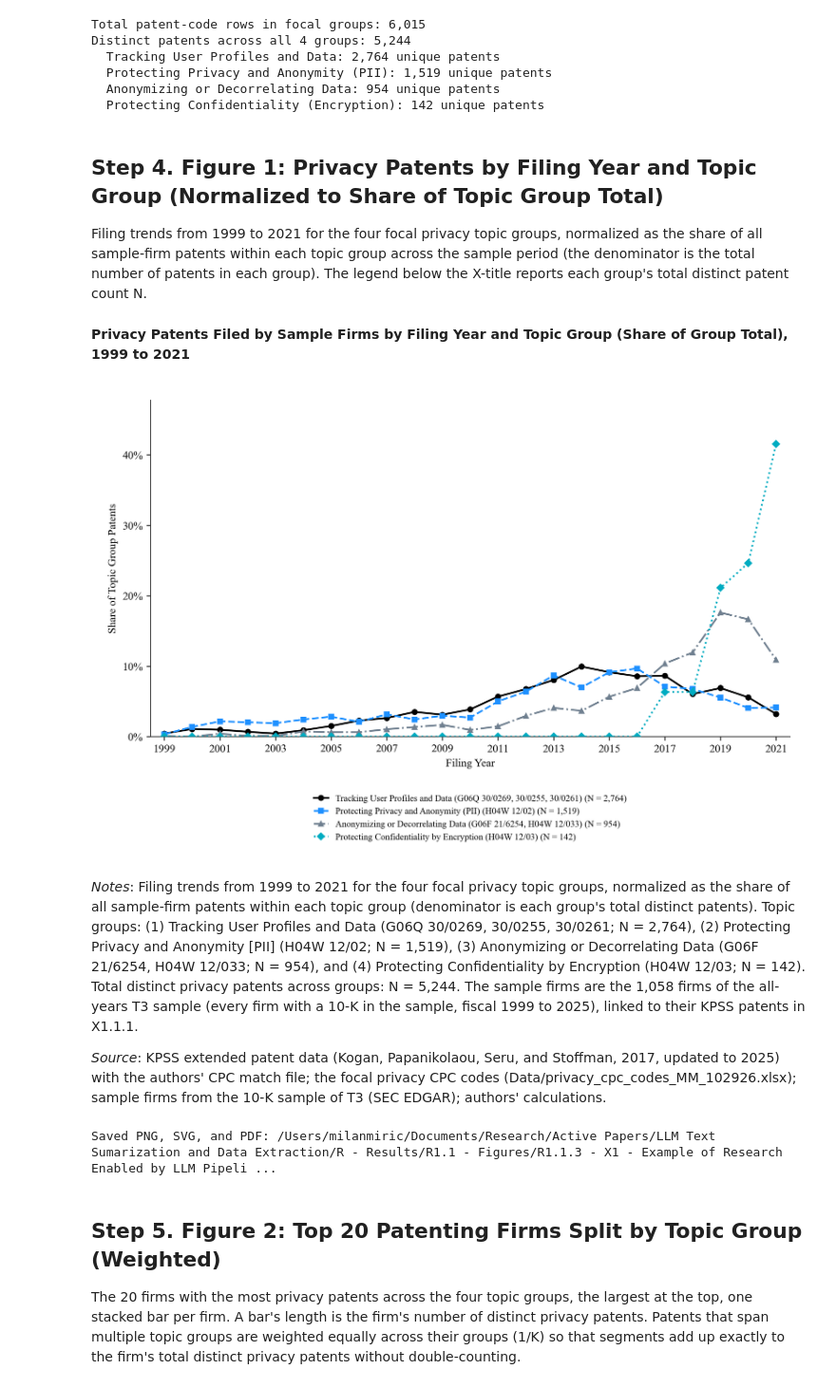
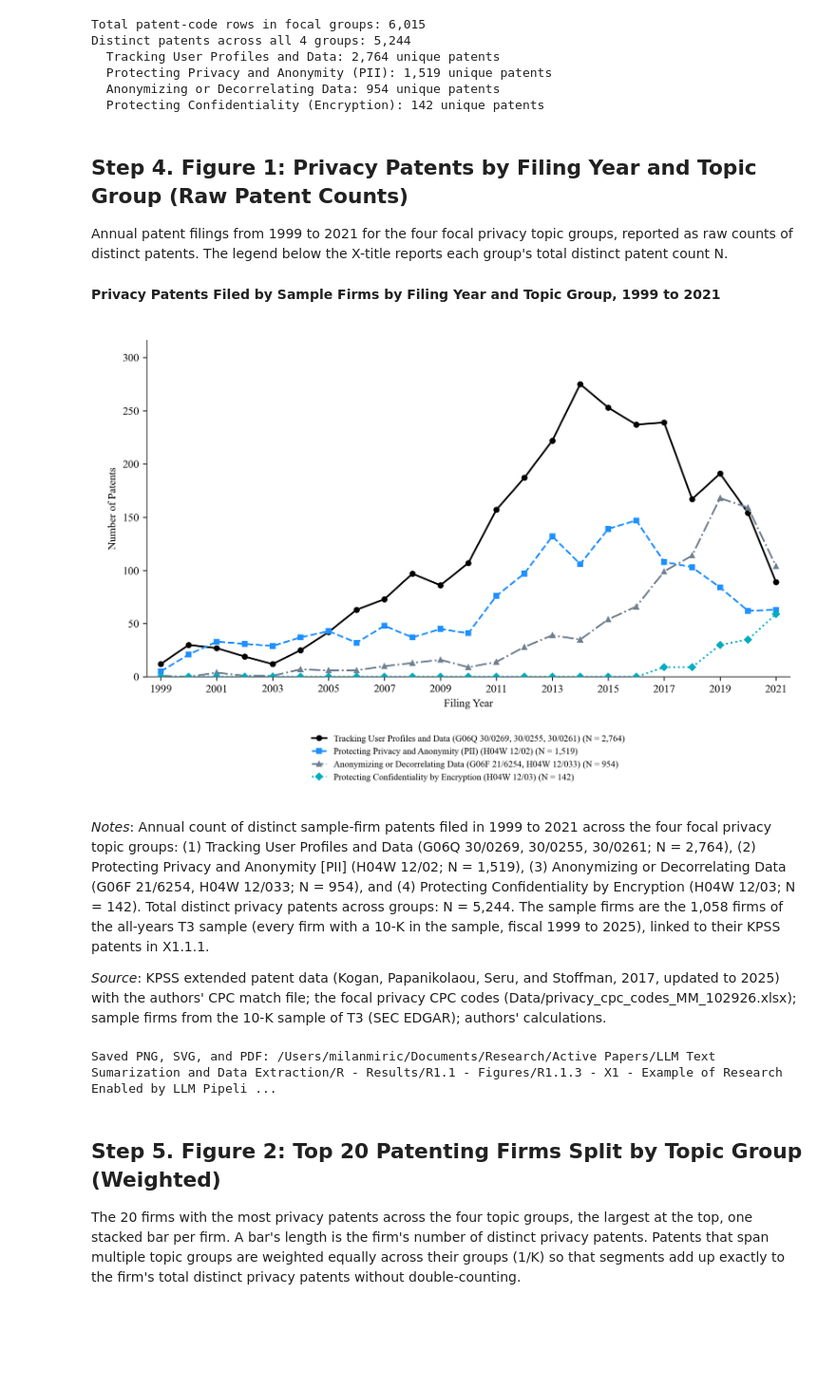
Before and after one commit to HC-Geopolitics-Innovation/Miric-Roh-Jia-OrgSciSIProposal, a Jupyter notebook: X1 - Example of Research Enabled by LLM Pipeline/X1.3 - Notebooks for Analysis/X1.3.2 - Figure 5 - Long-Term Trends and Firm Concentration in Privacy Patenting.ipynb, the cells around one changed output. Shown at 95% size. Saved outputs shown, nothing was run; the diff lists cells and outputs as text; code cells hidden in the pictures; blank space fills up the shorter version.

Commit message:
Update Figure 5 Panel A to plot raw patent counts without shares, re-execute notebook, and recompile PDFs

```diff
--- a/X1 - Example of Research Enabled by LLM Pipeline/X1.3 - Notebooks for Analysis/X1.3.2 - Figure 5 - Long-Term Trends and Firm Concentration in Privacy Patenting.ipynb
+++ b/X1 - Example of Research Enabled by LLM Pipeline/X1.3 - Notebooks for Analysis/X1.3.2 - Figure 5 - Long-Term Trends and Firm Concentration in Privacy Patenting.ipynb
@@ -123,15 +123,15 @@ Distinct patents across all 4 groups: 5,244
   Anonymizing or Decorrelating Data: 954 unique patents
   Protecting Confidentiality (Encryption): 142 unique patents
 # %% [markdown]
-## Step 4. Figure 1: Privacy Patents by Filing Year and Topic Group (Normalized to Share of Topic Group Total)
+## Step 4. Figure 1: Privacy Patents by Filing Year and Topic Group (Raw Patent Counts)
 
-Filing trends from 1999 to 2021 for the four focal privacy topic groups, normalized as the share of all sample-firm patents within each topic group across the sample period (the denominator is the total number of patents in each group). The legend below the X-title reports each group's total distinct patent count N.
+Annual patent filings from 1999 to 2021 for the four focal privacy topic groups, reported as raw counts of distinct patents. The legend below the X-title reports each group's total distinct patent count N.
 # %%
 figure_number = 8
 figure_name = "fig_8_privacy_patent_count_by_filing_year_and_cpc_code"
-title = f"Privacy Patents Filed by Sample Firms by Filing Year and Topic Group (Share of Group Total), {PERIOD_WORDS}"
+title = f"Privacy Patents Filed by Sample Firms by Filing Year and Topic Group, {PERIOD_WORDS}"
 x_title = "Filing Year"
-y_title = "Share of Topic Group Patents"
+y_title = "Number of Patents"
 LEGEND_COLUMNS = 1
 
 # Topic groups
@@ -150,12 +150,6 @@ cnt2 = g2_pats.groupby("filing_year")["patent_num"].nunique().reindex(by_year["f
 cnt3 = g3_pats.groupby("filing_year")["patent_num"].nunique().reindex(by_year["filing_year"], fill_value=0)
 cnt4 = g4_pats.groupby("filing_year")["patent_num"].nunique().reindex(by_year["filing_year"], fill_value=0)
 
-# Normalize to share of all patents within each topic group
-share1 = (cnt1 / n1).fillna(0)
-share2 = (cnt2 / n2).fillna(0)
-share3 = (cnt3 / n3).fillna(0)
-share4 = (cnt4 / n4).fillna(0)
-
 LABELS_WITH_N = [
     f"Tracking User Profiles and Data (G06Q 30/0269, 30/0255, 30/0261) (N = {n1:,})",
     f"Protecting Privacy and Anonymity (PII) (H04W 12/02) (N = {n2:,})",
@@ -164,23 +158,19 @@ LABELS_WITH_N = [
 ]
 
 df_plot = pd.DataFrame({
-    LABELS_WITH_N[0]: share1,
-    LABELS_WITH_N[1]: share2,
-    LABELS_WITH_N[2]: share3,
-    LABELS_WITH_N[3]: share4,
+    LABELS_WITH_N[0]: cnt1,
+    LABELS_WITH_N[1]: cnt2,
+    LABELS_WITH_N[2]: cnt3,
+    LABELS_WITH_N[3]: cnt4,
 }, index=by_year["filing_year"])
 
-# Export CSV with raw counts and normalized shares
+# Export CSV with raw counts
 csv_out = pd.DataFrame({
     "filing_year": by_year["filing_year"],
     "count_tracking_user_profiles_G06Q": cnt1.values,
-    "share_tracking_user_profiles": share1.values,
     "count_protecting_privacy_PII_H04W12_02": cnt2.values,
-    "share_protecting_privacy_PII": share2.values,
     "count_anonymizing_data_G06F_H04W": cnt3.values,
-    "share_anonymizing_data": share3.values,
     "count_confidentiality_encryption_H04W12_03": cnt4.values,
-    "share_confidentiality_encryption": share4.values,
 })
 csv_out.to_csv(TABLE_FOLDER / "privacy_patents_by_year_and_code.csv", index=False)
 
@@ -204,7 +194,7 @@ axis.axhline(0, color=BLACK, linewidth=ZERO_LINE_WIDTH, zorder=2)
 axis.set_xticks(range(PERIOD_START, PERIOD_END + 1, 2))
 axis.set_xlim(PERIOD_START - 0.5, PERIOD_END + 0.5)
 axis.set_ylim(0, df_plot.max().max() * 1.15)
-axis.yaxis.set_major_formatter(ticker.PercentFormatter(1.0, decimals=0))
+axis.yaxis.set_major_formatter(THOUSANDS)
 axis.set_xlabel(x_title)
 axis.set_ylabel(y_title)
 axis.spines[["top", "right"]].set_visible(False)
@@ -219,38 +209,38 @@ x_title_box = axis.xaxis.label.get_window_extent(renderer)
 bottom_shift = (margin_pixels - x_title_box.y0) / fig.bbox.height
 fig.subplots_adjust(bottom=fig.subplotpars.bottom + bottom_shift)
 fig.canvas.draw()
 
 axis_center = (axis.get_window_extent(renderer).x0 + axis.get_window_extent(renderer).x1) / 2 / fig.bbox.width
 x_title_box = axis.xaxis.label.get_window_extent(renderer)
 legend = fig.legend(handles=legend_handles, loc="upper center", bbox_to_anchor=(axis_center, (x_title_box.y0 - margin_pixels) / fig.bbox.height),
                     bbox_transform=fig.transFigure, ncol=1, frameon=False, handlelength=1.6, columnspacing=2.0, fontsize=8.2)
 fig.canvas.draw()
 legend_box = legend.get_window_extent(renderer)
 bottom_shift = (margin_pixels - legend_box.y0) / fig.bbox.height
 fig.subplots_adjust(bottom=fig.subplotpars.bottom + bottom_shift)
 fig.canvas.draw()
 x_title_box = axis.xaxis.label.get_window_extent(renderer)
 legend.set_bbox_to_anchor((axis_center, (x_title_box.y0 - margin_pixels) / fig.bbox.height))
 
 for extension in ["png", "svg", "pdf"]:
     fig.savefig(FIGURE_FOLDER / f"{figure_name}.{extension}", dpi=EXPORT_DPI)
     fig.savefig(FIGURE_FOLDER / f"1 - Figure 5 Panel A - Aggregate Filing Trends across Privacy CPC Codes.{extension}", dpi=EXPORT_DPI)
 plt.close(fig)
 
-figure_notes = (f"Filing trends from {PERIOD_WORDS} for the four focal privacy topic groups, normalized as the share of all sample-firm patents within each topic group (denominator is each group's total distinct patents). "
-                f"Topic groups: (1) Tracking User Profiles and Data (G06Q 30/0269, 30/0255, 30/0261; N = {n1:,}), "
+figure_notes = (f"Annual count of distinct sample-firm patents filed in {PERIOD_WORDS} across the four focal privacy topic groups: "
+                f"(1) Tracking User Profiles and Data (G06Q 30/0269, 30/0255, 30/0261; N = {n1:,}), "
                 f"(2) Protecting Privacy and Anonymity [PII] (H04W 12/02; N = {n2:,}), "
                 f"(3) Anonymizing or Decorrelating Data (G06F 21/6254, H04W 12/033; N = {n3:,}), and "
                 f"(4) Protecting Confidentiality by Encryption (H04W 12/03; N = {n4:,}). "
                 f"Total distinct privacy patents across groups: N = 5,244. The sample firms are {SAMPLE_WORDS}.")
 display(Markdown(f"**{title}**"))
 display(Image(filename=str(FIGURE_FOLDER / f"{figure_name}.png"), width=900))
 display(Markdown(f"*Notes*: {figure_notes}\n\n*Source*: {SOURCE}."))
 print(f"Saved PNG, SVG, and PDF: {FIGURE_FOLDER / figure_name}; data in privacy_patents_by_year_and_code.csv")
 # %% [output]
-**Privacy Patents Filed by Sample Firms by Filing Year and Topic Group (Share of Group Total), 1999 to 2021**
+**Privacy Patents Filed by Sample Firms by Filing Year and Topic Group, 1999 to 2021**
-[figure, old version]
+[figure, new version]
-*Notes*: Filing trends from 1999 to 2021 for the four focal privacy topic groups, normalized as the share of all sample-firm patents within each topic group (denominator is each group's total distinct patents). Topic groups: (1) Tracking User Profiles and Data (G06Q 30/0269, 30/0255, 30/0261; N = 2,764), (2) Protecting Privacy and Anonymity [PII] (H04W 12/02; N = 1,519), (3) Anonymizing or Decorrelating Data (G06F 21/6254, H04W 12/033; N = 954), and (4) Protecting Confidentiality by Encryption (H04W 12/03; N = 142). Total distinct privacy patents across groups: N = 5,244. The sample firms are the 1,058 firms of the all-years T3 sample (every firm with a 10-K in the sample, fiscal 1999 to 2025), linked to their KPSS patents in X1.1.1.
+*Notes*: Annual count of distinct sample-firm patents filed in 1999 to 2021 across the four focal privacy topic groups: (1) Tracking User Profiles and Data (G06Q 30/0269, 30/0255, 30/0261; N = 2,764), (2) Protecting Privacy and Anonymity [PII] (H04W 12/02; N = 1,519), (3) Anonymizing or Decorrelating Data (G06F 21/6254, H04W 12/033; N = 954), and (4) Protecting Confidentiality by Encryption (H04W 12/03; N = 142). Total distinct privacy patents across groups: N = 5,244. The sample firms are the 1,058 firms of the all-years T3 sample (every firm with a 10-K in the sample, fiscal 1999 to 2025), linked to their KPSS patents in X1.1.1.
 
 *Source*: KPSS extended patent data (Kogan, Papanikolaou, Seru, and Stoffman, 2017, updated to 2025) with the authors' CPC match file; the focal privacy CPC codes (Data/privacy_cpc_codes_MM_102926.xlsx); sample firms from the 10-K sample of T3 (SEC EDGAR); authors' calculations.
 Saved PNG, SVG, and PDF: /Users/milanmiric/Documents/Research/Active Papers/LLM Text Sumarization and Data Extraction/R - Results/R1.1 - Figures/R1.1.3 - X1 - Example of Research Enabled by LLM Pipeli ...
```
Also changed, not shown: 19 other files.
